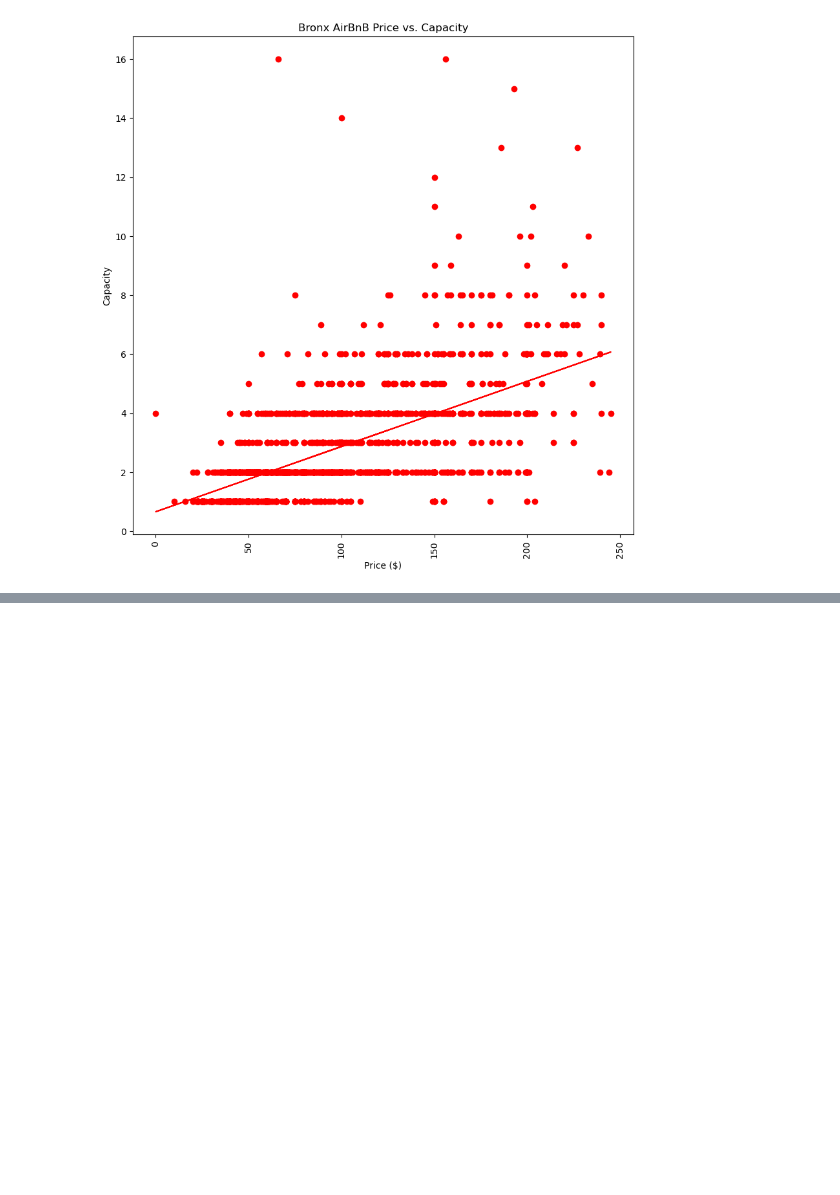
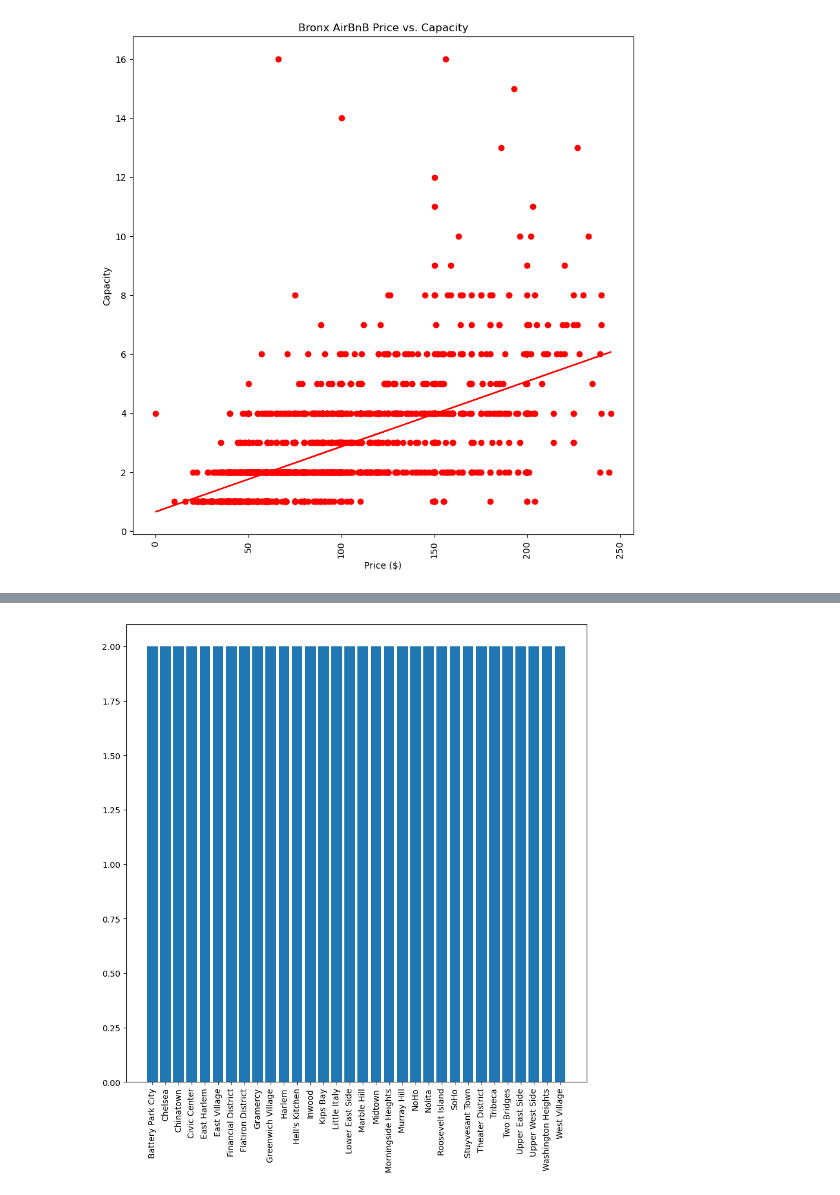
Before and after one commit to jdaiutolo7/Project-1, a Jupyter notebook: project1_michael.ipynb, the cells around one changed output, grey strips where cells are left out. Drawn from its saved outputs; the diff is of its cells as text; code cells hidden in the pictures; blank space fills up the shorter version.

```diff
--- a/project1_michael.ipynb
+++ b/project1_michael.ipynb
@@ -439,0 +549,14 @@ The coorelation between price and capactiy is 0.55
+# %%
+# Summary stats dataframe of capacities by neighborhoods in Manhattan
+manhattan_df["Price"] = manhattan_df["Price"].astype(float)
+
+hood_mean = manhattan_df.groupby(["Neighborhood"]).mean(numeric_only=True)
+hood_med = manhattan_df.groupby(["Neighborhood"]).median(numeric_only=True)
+hood_var = manhattan_df.groupby(["Neighborhood"]).var(numeric_only=True)
+hood_std = manhattan_df.groupby(["Neighborhood"]).std(numeric_only=True)
+hood_sem = manhattan_df.groupby(["Neighborhood"]).sem(numeric_only=True)
+
+hood_stats = pd.DataFrame({"Mean Capacity":hood_mean["Capacity"], "Median Capacity":hood_med["Capacity"], "Capacity Variance":hood_var["Capacity"],
+                                "Capacity Std Dev":hood_std["Capacity"], "Capacity Std Err":hood_sem["Capacity"]})
+
+hood_stats
@@ -439,0 +587,14 @@ The coorelation between price and capactiy is 0.55
+# %%
+# Bar chart showing median unit capacities by neighborhood in Manhattan
+
+hood_list = hood_stats.index.unique()
+plt.figure(figsize=(10,10))
+plt.bar(hood_list, hood_stats["Median Capacity"])
+plt.xticks(rotation=90)
+
+# Save the figure
+plt.savefig("output_data/ManhattanCapacitiesBar.png")
+
+plt.show()
+# %% [output]
+[figure, added]
```
Also changed, not shown: parts of 40 cells of this notebook, 20 other files.
